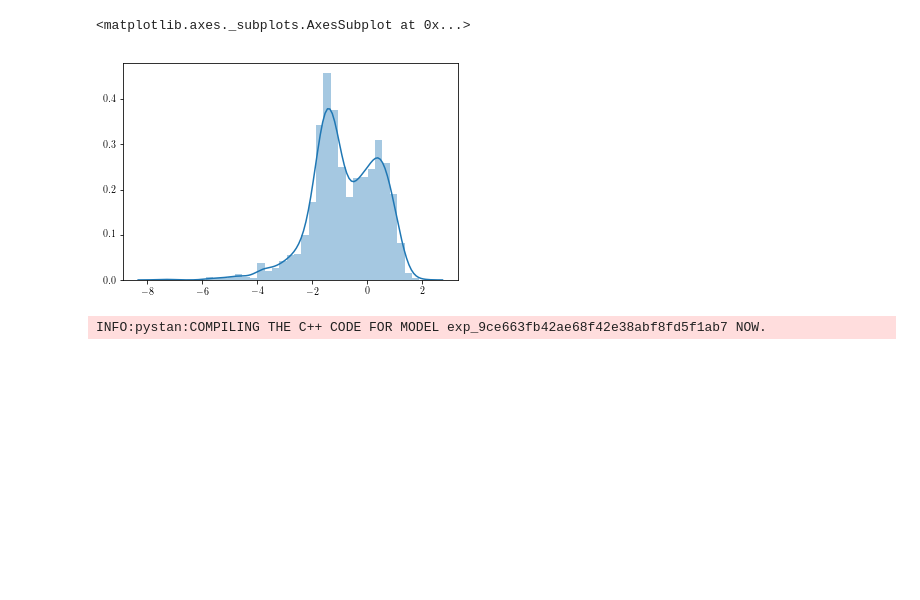
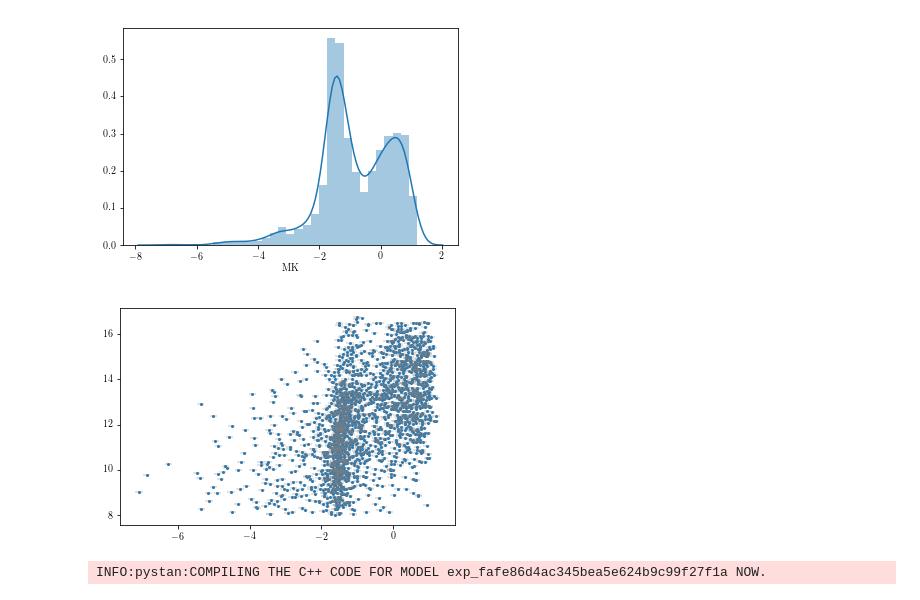
Before and after one commit to grd349/PyStanExamples, a Jupyter notebook: Oli/stantests.ipynb, the cells around one changed output. Saved outputs shown, nothing was run; the diff lists cells and outputs as text; code cells hidden in the pictures; blank space fills up the shorter version.

```diff
--- a/Oli/stantests.ipynb
+++ b/Oli/stantests.ipynb
@@ -46,9 +29,14 @@ sns.distplot(df.MK)
-# %%
-err = np.ones(len(d))*.3
-sns.distplot(d+np.random.randn(len(df))*err)
-# %% [output]
-<matplotlib.axes._subplots.AxesSubplot at 0x...>
-[figure, removed]
+# %%
+err = np.ones(len(df.MK))*.1
+d = df.MK + np.random.randn(len(df))*err
+sns.distplot(d)
+plt.show()
+plt.scatter(d,df.K,s=4)
+plt.errorbar(d,df.K,xerr=err,fmt='none',c='grey',alpha=.3)
+plt.show()
+# %% [output]
+[figure, added]
+[figure, added]
 # %%
 code = '''
 functions {
@@ -86,8 +74,8 @@ model {
 
     for (n in 1:N)
         target += log_mix(Q,
-            normal_lpdf(d[n] | mu, sig),
-            logposexp(d[n] ,c0, c1, lambd));
+            normal_lpdf(d_true[n] | mu, sig),
+            logposexp(d_true[n] ,c0, c1, lambd));
 }
 generated quantities{
     vector[N] post_prob;
@@ -104,7 +92,7 @@ generated quantities{
 '''
 sm = pystan.StanModel(model_code = code, model_name='exp')
 # %% [output]
-INFO:pystan:COMPILING THE C++ CODE FOR MODEL exp_9ce663fb42ae68f42e38abf8fd5f1ab7 NOW.
+INFO:pystan:COMPILING THE C++ CODE FOR MODEL exp_fafe86d4ac345bea5e624b9c99f27f1a NOW.
 # %%
 dat = {'N': len(d),
       'd': d,
```
Also changed, not shown: parts of 24 cells of this notebook.
